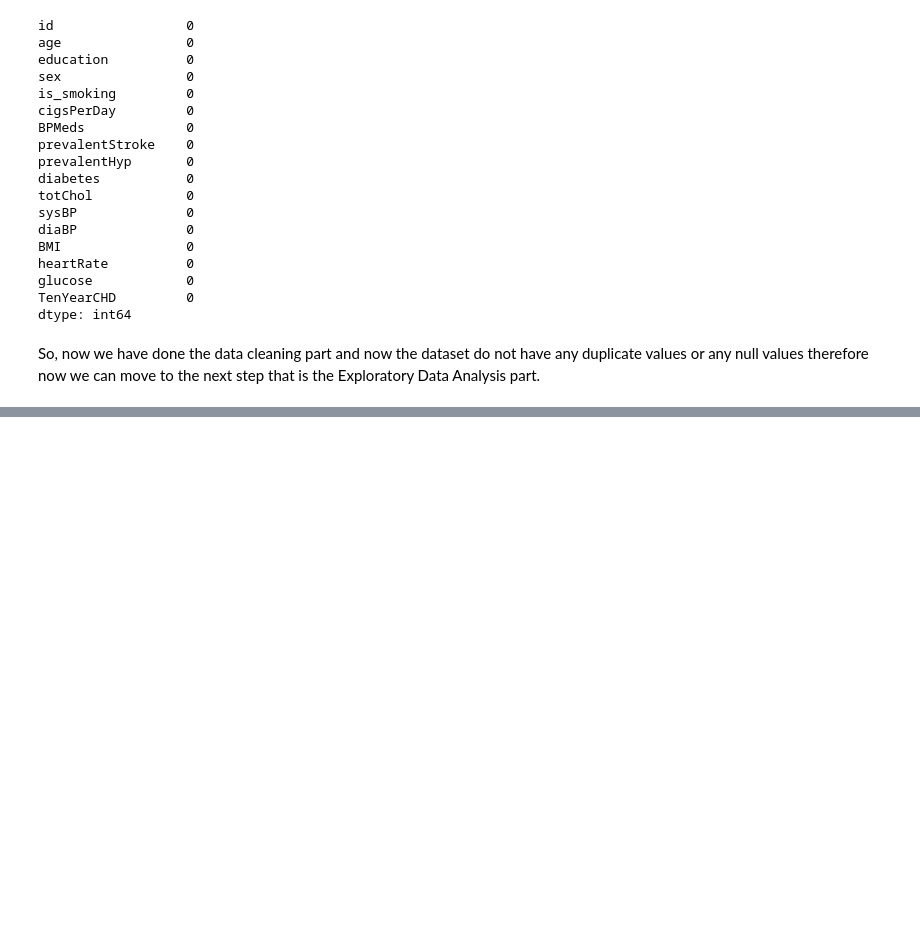
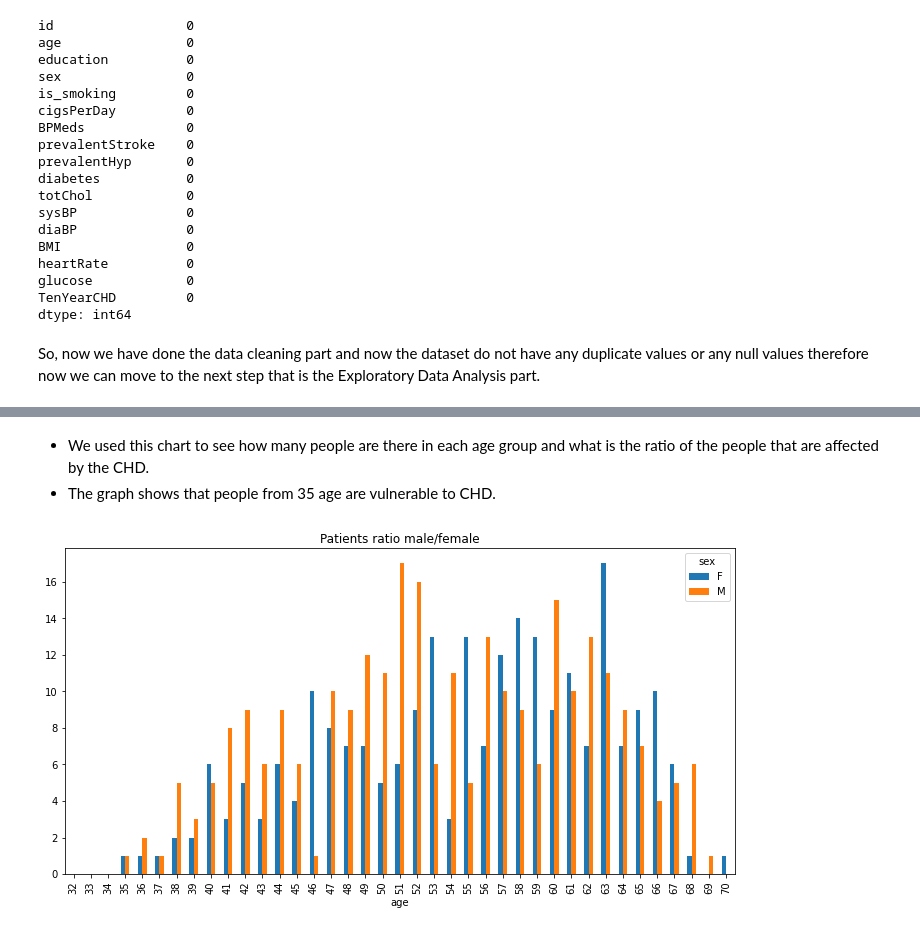
Before and after one commit to jatinsharma16/Capstone-Project-Classification, a Jupyter notebook: cardiovascular_risk_prediction.ipynb, the cells around one changed output, grey strips where cells are left out. Cells and saved outputs as stored; diff of their text form; code cells hidden in the pictures; blank space fills up the shorter version.

```diff
--- a/cardiovascular_risk_prediction.ipynb
+++ b/cardiovascular_risk_prediction.ipynb
@@ -377,0 +427,10 @@ So, now we have done the data cleaning part and now the dataset do not have any
+# %% [markdown]
+- We used this chart to see how many people are there in each age group and what is the ratio of the people that are affected by the CHD.
+- The graph shows that people from 35 age are vulnerable to CHD.
+# %%
+plt.rcParams['figure.figsize'] = (12,6)
+df.groupby(['age', 'sex'])['TenYearCHD'].sum().unstack().plot(kind = 'bar')
+plt.title('Patients ratio male/female')
+plt.show()
+# %% [output]
+[figure, added]
```
Also changed, not shown: parts of 75 cells of this notebook.
